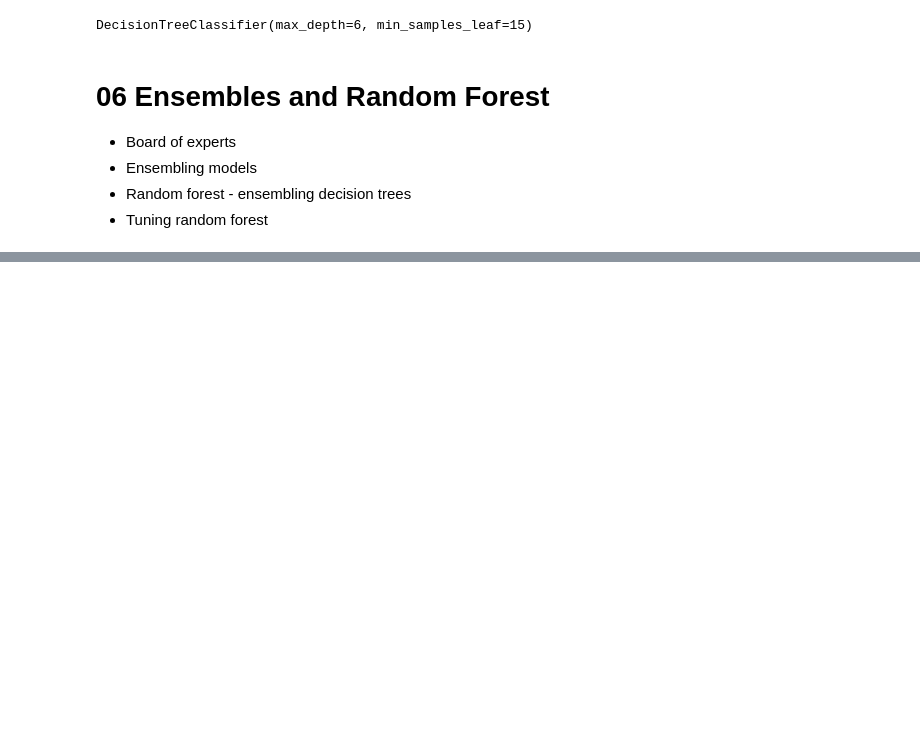
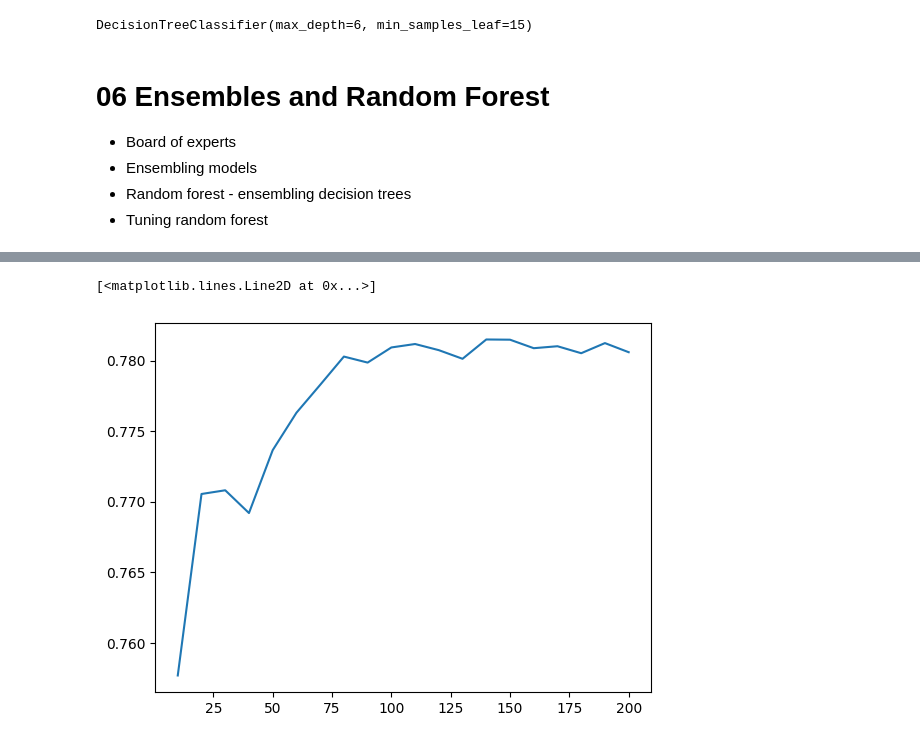
Before and after one commit to bjdeb1986/machine-learning-zoomcamp-homework-bjdeb, a Jupyter notebook: 06-Trees/CreditRisk.ipynb, the cells around one changed output, grey strips where cells are left out. Cells and saved outputs as stored; diff of their text form; code cells hidden in the pictures; blank space fills up the shorter version.

Commit message:
Ensembles and Random Forest

```diff
--- a/06-Trees/CreditRisk.ipynb
+++ b/06-Trees/CreditRisk.ipynb
@@ -602,0 +605,3 @@ DecisionTreeClassifier(max_depth=6, min_samples_leaf=15)
+# %%
+rf = RandomForestClassifier(n_estimators=10, random_state=1)
+rf.fit(X_train, y_train)
@@ -602,0 +610,2 @@ DecisionTreeClassifier(max_depth=6, min_samples_leaf=15)
+# %%
+y_pred = rf.predict_proba(X_val)[:, 1]
@@ -602,0 +620,12 @@ DecisionTreeClassifier(max_depth=6, min_samples_leaf=15)
+# %%
+scores = []
+for n in range(10, 201, 10):
+    rf = RandomForestClassifier(n_estimators=n, random_state=1)
+    rf.fit(X_train, y_train)
+
+    y_pred = rf.predict_proba(X_val)[:, 1]
+    auc = roc_auc_score(y_val, y_pred)
+    scores.append((n, auc))
+# %%
+df_scores = pd.DataFrame(scores, columns=['n_estimators', 'auc'])
+df_scores
@@ -602,0 +650,5 @@ DecisionTreeClassifier(max_depth=6, min_samples_leaf=15)
+# %%
+plt.plot(df_scores.n_estimators, df_scores.auc)
+# %% [output]
+[<matplotlib.lines.Line2D at 0x...>]
+[figure, added]
```
Also changed, not shown: parts of 20 cells of this notebook.
